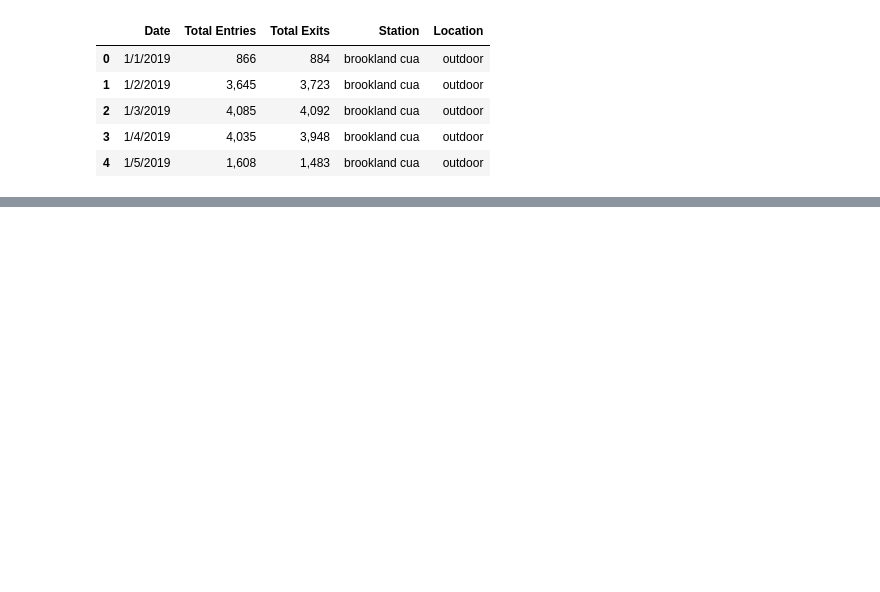
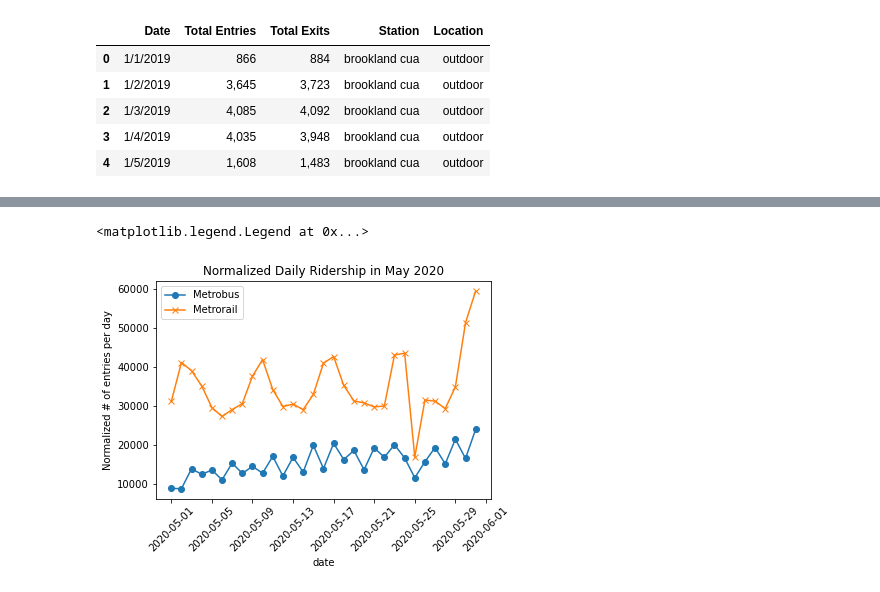
Before and after one commit to kylearbide/DC-Metro-Ridership-Covid, a Jupyter notebook: analysis.ipynb, the cells around one changed output, grey strips where cells are left out. Cells and saved outputs as stored; diff of their text form; code cells hidden in the pictures; blank space fills up the shorter version.

```diff
--- a/analysis.ipynb
+++ b/analysis.ipynb
@@ -25,0 +96,15 @@ metrorail_station_df.head()
+# %%
+rail_means_2019 = metrorail_2019.groupby(['DOTW'])['Total Entries'].mean().reset_index().rename(columns={"Total Entries":"Mean"})
+rail_means_2020 = metrorail_2020.groupby(['DOTW'])['Total Entries'].mean().reset_index().rename(columns={"Total Entries":"Mean"})
+bus_means_2019 = metrobus_2019.groupby(['DOTW'])['Total Entries'].mean().reset_index().rename(columns={"Total Entries":"Mean"})
+bus_means_2020 = metrobus_2020.groupby(['DOTW'])['Total Entries'].mean().reset_index().rename(columns={"Total Entries":"Mean"})
+
+metrobus_2019 = metrobus_2019.merge(bus_means_2019, on="DOTW")
+metrobus_2020 = metrobus_2020.merge(bus_means_2020, on="DOTW")
+metrorail_2019 = metrorail_2019.merge(rail_means_2019, on="DOTW")
+metrorail_2020 = metrorail_2020.merge(rail_means_2020, on="DOTW")
+# %%
+metrobus_2019['Norm Entries'] = metrobus_2019['Total Entries'] / (metrobus_2019["Mean"]/metrobus_2019['Total Entries'].mean())
+metrobus_2020['Norm Entries'] = metrobus_2020['Total Entries'] / (metrobus_2020["Mean"]/metrobus_2020['Total Entries'].mean())
+metrorail_2019['Norm Entries'] = metrorail_2019['Total Entries'] / (metrorail_2019["Mean"]/metrorail_2019['Total Entries'].mean())
+metrorail_2020['Norm Entries'] = metrorail_2020['Total Entries'] / (metrorail_2020["Mean"]/metrorail_2020['Total Entries'].mean())
@@ -25,0 +122,15 @@ metrorail_station_df.head()
+# %%
+mask_mandate_bus_df = metrobus_2020[(metrobus_2020['Date'] >= "2020-05-01") & (metrobus_2020['Date'] < "2020-06-01")].sort_values("Date")
+mask_mandate_rail_df = metrorail_2020[(metrorail_2020['Date'] >= "2020-05-01") & (metrorail_2020['Date'] < "2020-06-01")].sort_values("Date")
+# %%
+fig, ax = plt.subplots()
+ax.plot(mask_mandate_bus_df['Date'],pd.to_numeric(mask_mandate_bus_df['Norm Entries']),label="Metrobus",marker='o')
+ax.plot(mask_mandate_rail_df['Date'],pd.to_numeric(mask_mandate_rail_df['Norm Entries']),label="Metrorail",marker='x')
+ax.set_title("Normalized Daily Ridership in May 2020")
+ax.set_xlabel("date")
+ax.set_ylabel("Normalized # of entries per day")
+ax.tick_params(axis='x', rotation=45)
+ax.legend()
+# %% [output]
+<matplotlib.legend.Legend at 0x...>
+[figure, added]
```
Also changed, not shown: parts of 9 cells of this notebook.
